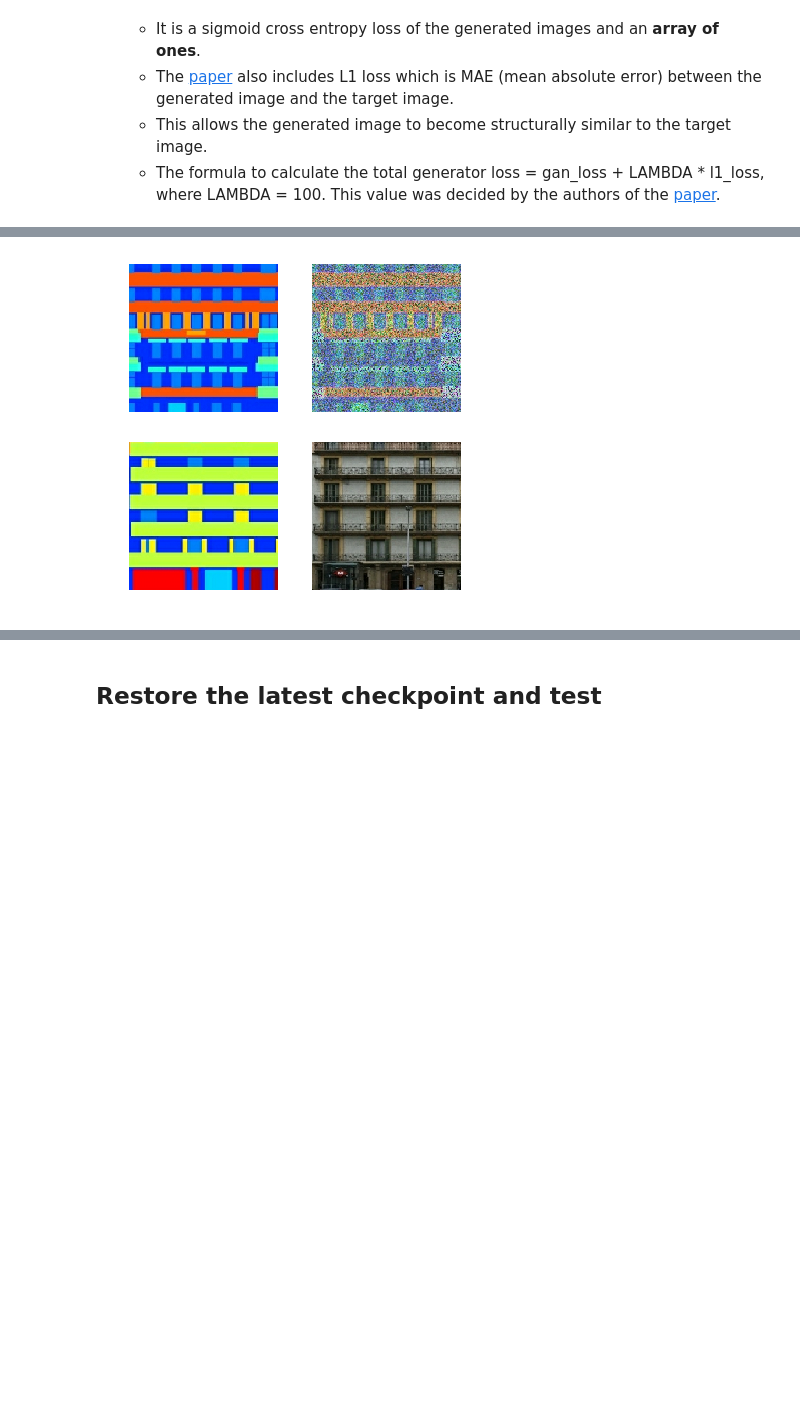
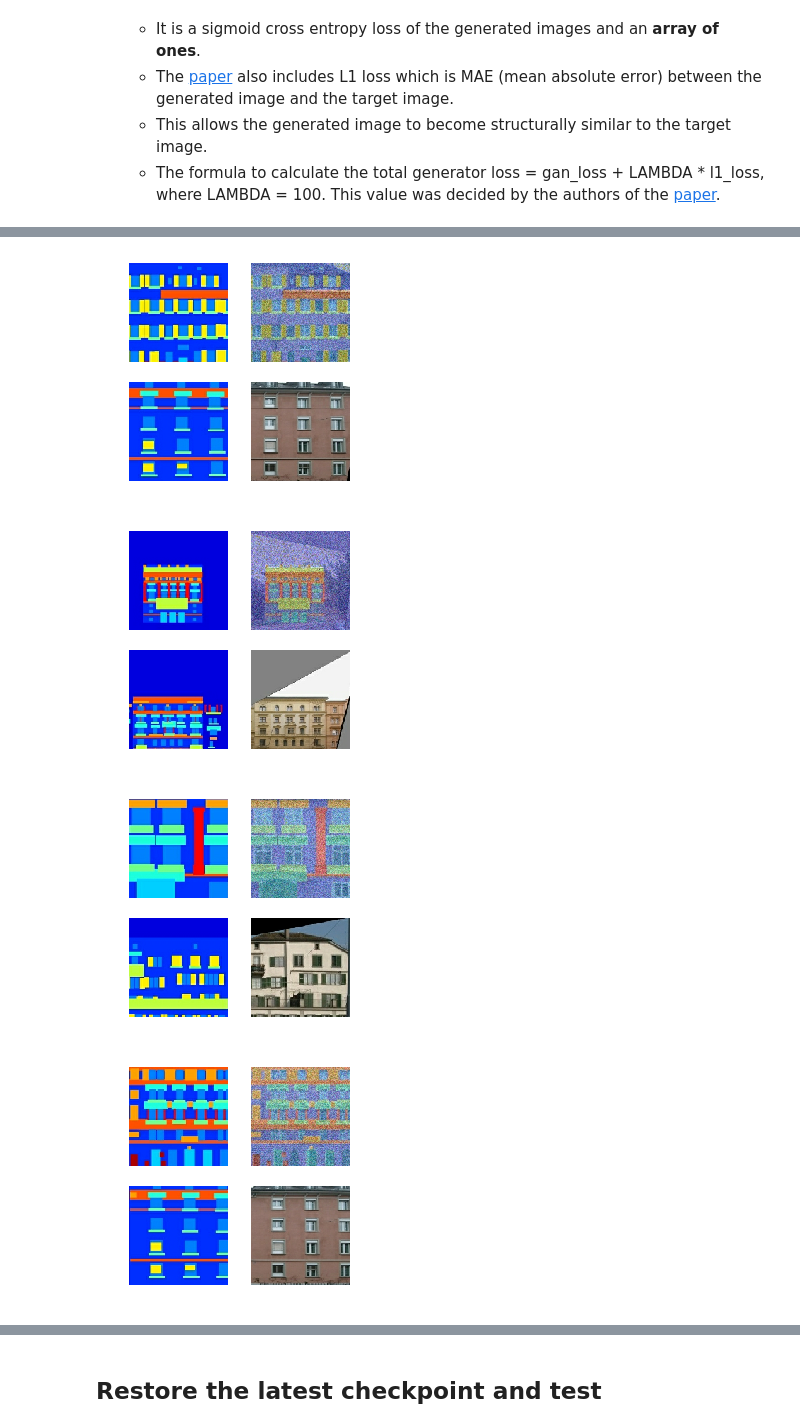
Before and after one commit to ManuelKugelmann/collabtf2.0, a Jupyter notebook: Copy_of_pix2pix.ipynb, the cells around one changed output, grey strips where cells are left out. Saved outputs shown, nothing was run; the diff lists cells and outputs as text; code cells hidden in the pictures; blank space fills up the shorter version.

```diff
--- a/Copy_of_pix2pix.ipynb
+++ b/Copy_of_pix2pix.ipynb
@@ -241,5 +241,7 @@ show_graph(graph_def)
 [interactive output not drawn]
 # %%
+
+
 if 'COLAB_TPU_ADDR' not in os.environ:
   print('ERROR: Not connected to a TPU runtime!')
   use_tpu = False
@@ -248,11 +250,24 @@ else:
   print ('TPU address is', tpu_address)
   use_tpu = True
 
-  with tf.Session(tpu_address) as session:
-    devices = session.list_devices()
+  from tensorflow.contrib import tpu
+  from tensorflow.contrib.tpu.python.tpu import tpu_function
+
+  with tf.Session(tpu_address) as sess:
+    devices = sess.list_devices()
 
   print('TPU devices:')
   pprint(devices)
+
+  bucket_name = '' #@param {type:"string"}
+
+assert bucket_name, 'Must specify an existing GCS bucket name'
+print('Using bucket: {}'.format(bucket_name))
+
+from google.colab import auth
+auth.authenticate_user()
+
+print('use TPU: ', use_tpu)
 
 
 
@@ -1009,9 +1254,8 @@ with sess.as_default():
 
 
 def get_pool_image(label):
-  s_label = tf.as_string(tf.cast(label, dtype=tf.dtypes.int32))
-  r = tf.as_string(tf.random.uniform([], minval=0, maxval=POOL_SIZE, dtype=tf.dtypes.int32))
-  path = PATH+'pool/'+tf.as_string(label)+'/'+r+'.jpg'
+  r = tf.random.uniform([], minval=0, maxval=POOL_SIZE, dtype=tf.dtypes.int32)
+  path = tf.strings.join([PATH+'pool/'+tf.as_string(label)+'/'+tf.as_string(r)+'.jpg'])
   (inp), (re, _) = load_image_train(path)
   label = tf.fill([30,30],tf.cast(label, dtype=tf.dtypes.float32))
   return (inp, re), (label)
@@ -1020,33 +1264,39 @@ def get_pool_image_1(n):
   return get_pool_image(tf.constant(1))
 
 def get_pool_image_0(n):
   return get_pool_image(tf.constant(0))
 
 def get_pool_image_alternating(n):
   label = tf.mod(n,2)
   return get_pool_image(label)
 
 
 @eager
 def test_pool():
   (inp0, re0), (label0) = get_pool_image_0(0)
   (inp1, re1), (label1) = get_pool_image_1(1)
 
-  plt.figure(figsize=(6, 6))
+  plt.figure(figsize=(4, 4))
   plt.subplot(2, 2, 1)
   plt.imshow(inp0*0.5+0.5)
   plt.axis('off')
   plt.subplot(2, 2, 2)
   plt.imshow(re0*0.5+0.5)
   plt.axis('off')
   plt.subplot(2, 2, 3)
   plt.imshow(inp1*0.5+0.5)
   plt.axis('off')
   plt.subplot(2, 2, 4)
   plt.imshow(re1*0.5+0.5)
   plt.axis('off')
 
 test_pool()
+test_pool()
+test_pool()
+test_pool()
 # %% [output]
-[figure, old version]
+[figure, new version]
+[figure, added]
+[figure, added]
+[figure, added]
 # %%
```
Also changed, not shown: parts of 25 cells of this notebook.
